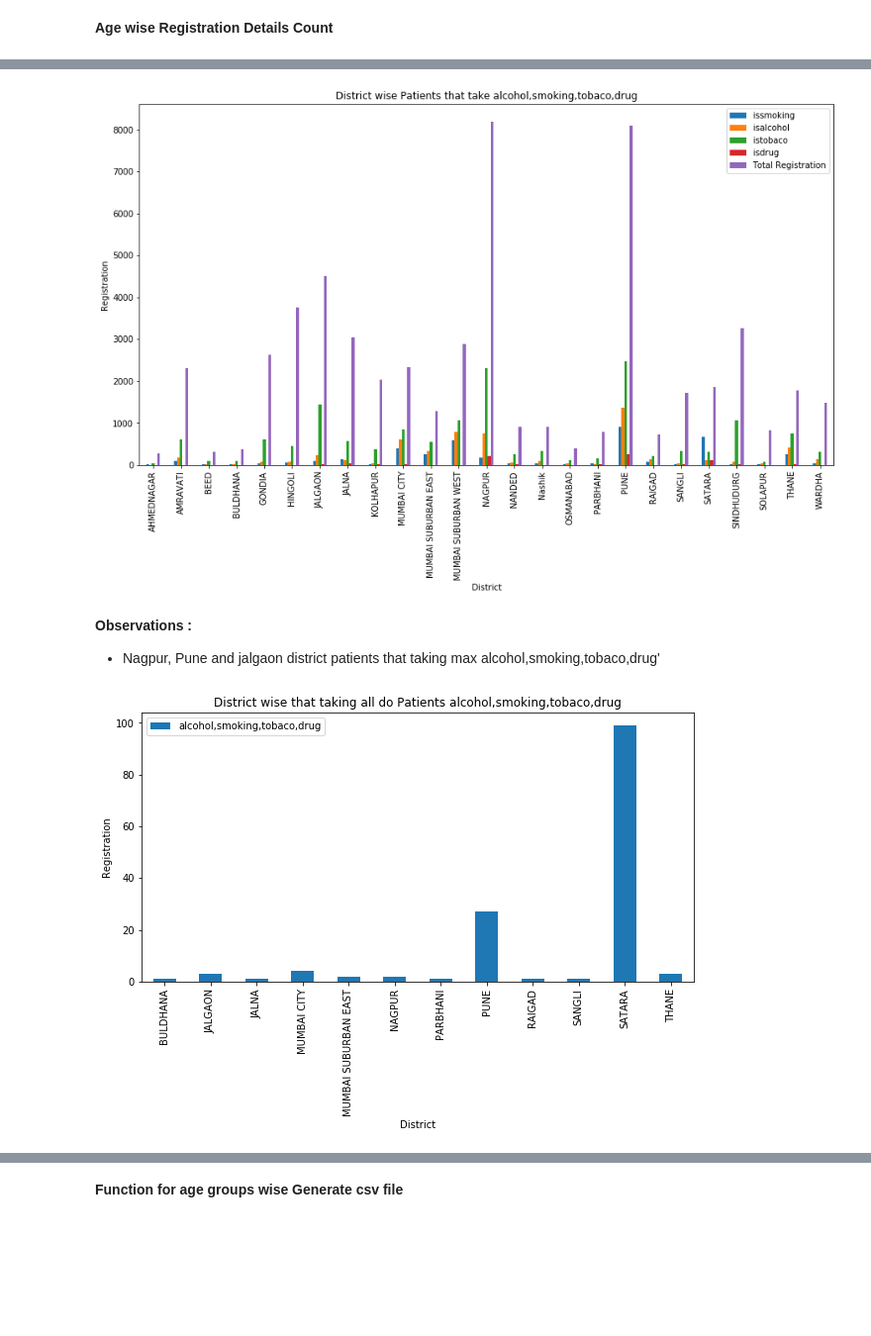
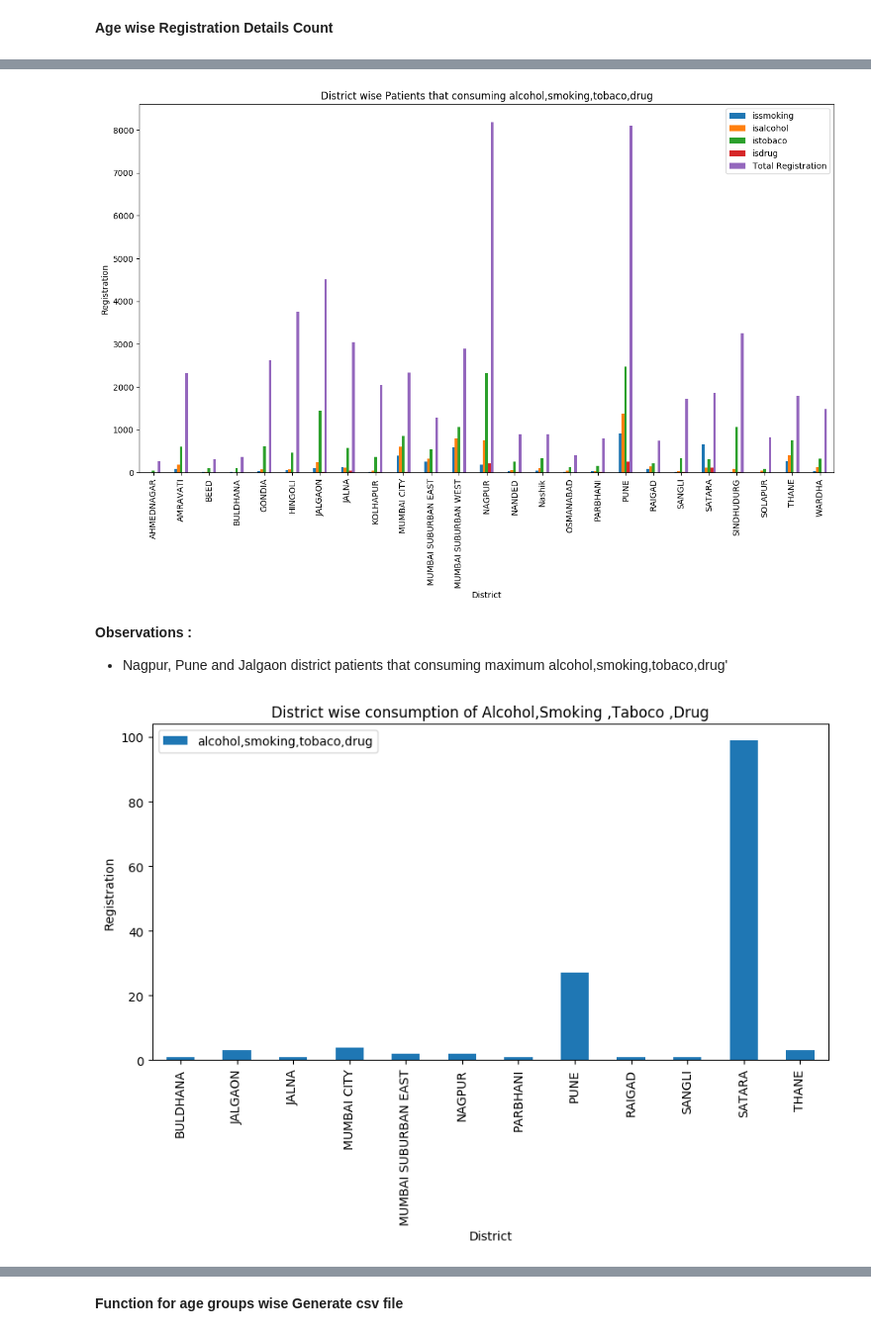
Before and after one commit to dharmendra-chouhan/s2datascience, a Jupyter notebook: Extracted_Construction_Worker_Patient_Details_Files.ipynb, the cells around one changed output, grey strips where cells are left out. Shown at 99% size. Drawn from its saved outputs; the diff is of its cells as text; code cells hidden in the pictures; blank space fills up the shorter version.

```diff
--- a/Extracted_Construction_Worker_Patient_Details_Files.ipynb
+++ b/Extracted_Construction_Worker_Patient_Details_Files.ipynb
@@ -465,30 +469,30 @@ ax = result.plot.bar(x='distname', rot=0)
 plt.ylabel('Registration')
 plt.xlabel('District')
 plt.xticks(rotation=90)
-plt.title('District wise Patients that take alcohol,smoking,tobaco,drug')
+plt.title('District wise Patients that consuming alcohol,smoking,tobaco,drug')
 plt.show()
 # %% [output]
-[figure, old version]
+[figure, new version]
 # %% [markdown]
 **Observations :**
 
-*   Nagpur, Pune and jalgaon district patients that taking max alcohol,smoking,tobaco,drug'
+*   Nagpur, Pune and Jalgaon district patients that consuming maximum alcohol,smoking,tobaco,drug'
 # %%
 distwise_tot = df1.groupby(['distname']).agg({"regdid": pd.Series.nunique}).apply(list)
 distwise_tot = distwise_tot.reset_index()
 distwise_issmoking = df1[(df1['issmoking']=='Yes') & (df1['isalcohol']=='Yes')  & (df1['istobaco']=='Yes') & (df1['isdrug']=='Yes')].groupby(['issmoking','distname']).agg({"regdid": pd.Series.nunique}).apply(list)
 distwise_issmoking = distwise_issmoking.reset_index()
 distwise_issmoking.drop("issmoking", axis=1, inplace=True)
 
 distwise_issmoking.rename(columns={'regdid': 'alcohol,smoking,tobaco,drug'}, inplace=True)
 plt.rcParams['figure.figsize'] =[10,5]
 import pandas as pd
 import matplotlib.pyplot as plt
 ax = distwise_issmoking.plot.bar(x='distname', rot=0)
 plt.ylabel('Registration')
 plt.xlabel('District')
 plt.xticks(rotation=90)
-plt.title('District wise that taking all do Patients alcohol,smoking,tobaco,drug')
+plt.title('District wise consumption of Alcohol,Smoking ,Taboco ,Drug')
 plt.show()
 # %% [output]
-[figure, old version]
+[figure, new version]
```
Also changed, not shown: parts of 33 cells of this notebook.
